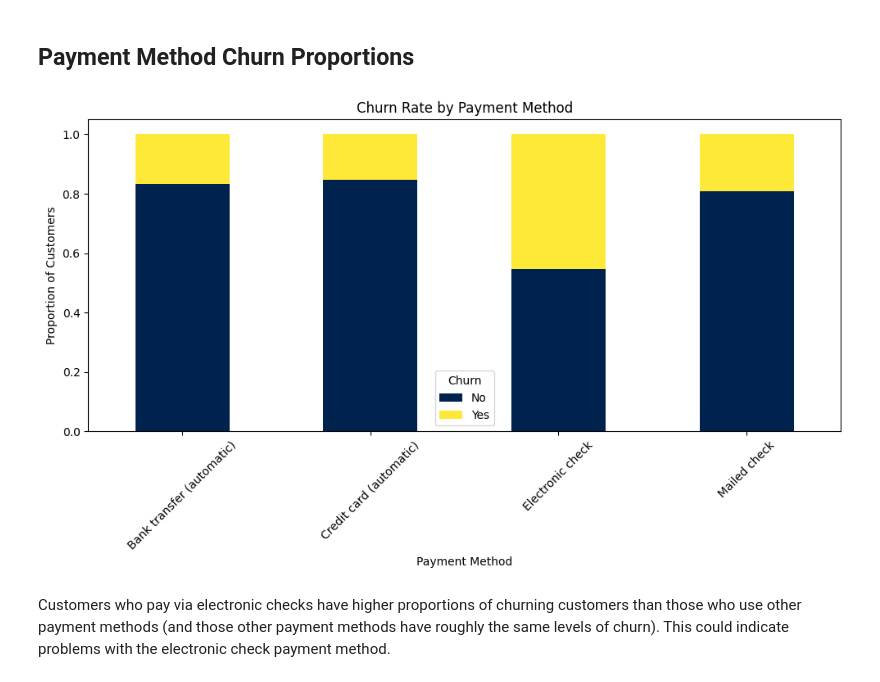
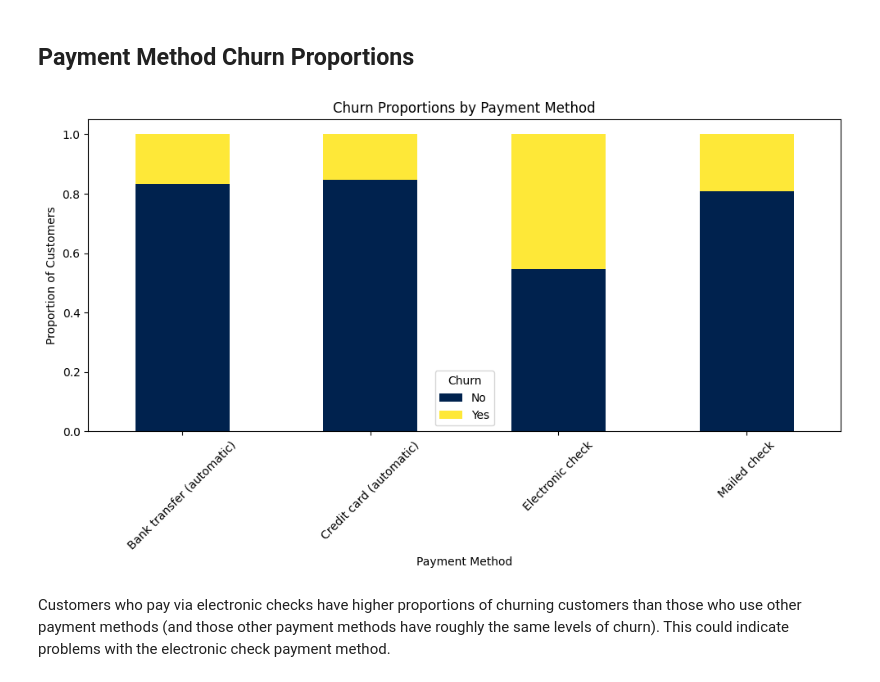
Before and after one commit to nvpham12/Telecom-Customer-Churn-Prediction-and-Data-Analysis, a Jupyter notebook: Customer_Churn_Prediction.ipynb, the cells around one changed output. Saved outputs shown, nothing was run; the diff lists cells and outputs as text; code cells hidden in the pictures.

```diff
--- a/Customer_Churn_Prediction.ipynb
+++ b/Customer_Churn_Prediction.ipynb
@@ -937,19 +937,19 @@ There are higher proportions of customers who churn when they have internet serv
 # %%
 # Normalize to percentages
 payment_churn = df.groupby(['Payment Method', 'Churn']).size().unstack().fillna(0)
 payment_churn_pct = payment_churn.div(payment_churn.sum(axis=1), axis=0)
 
 # Plot the stacked bar chart
 payment_churn_pct.plot(kind='bar', stacked=True, colormap='cividis', figsize=(10, 6))
 plt.ylabel('Proportion of Customers')
-plt.title('Churn Rate by Payment Method')
+plt.title('Churn Proportions by Payment Method')
 plt.xticks(rotation=45)
 plt.legend(title='Churn')
 plt.tight_layout()
 plt.savefig('churn_by_payment_method')
 plt.show()
 # %% [output]
-[figure, old version]
+[figure, new version]
 # %% [markdown]
 Customers who pay via electronic checks have higher proportions of churning customers than those who use other payment methods (and those other payment methods have roughly the same levels of churn). This could indicate problems with the electronic check payment method.
 # %% [markdown]
```
Also changed, not shown: parts of 9 cells of this notebook.
